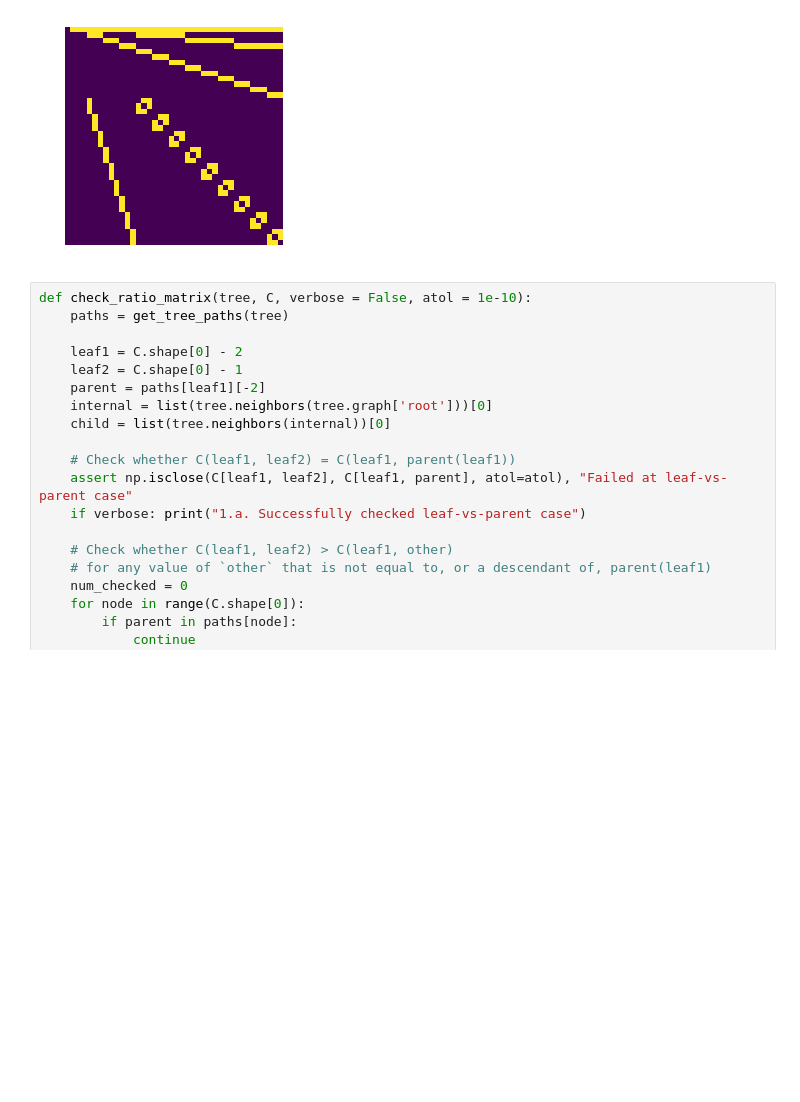
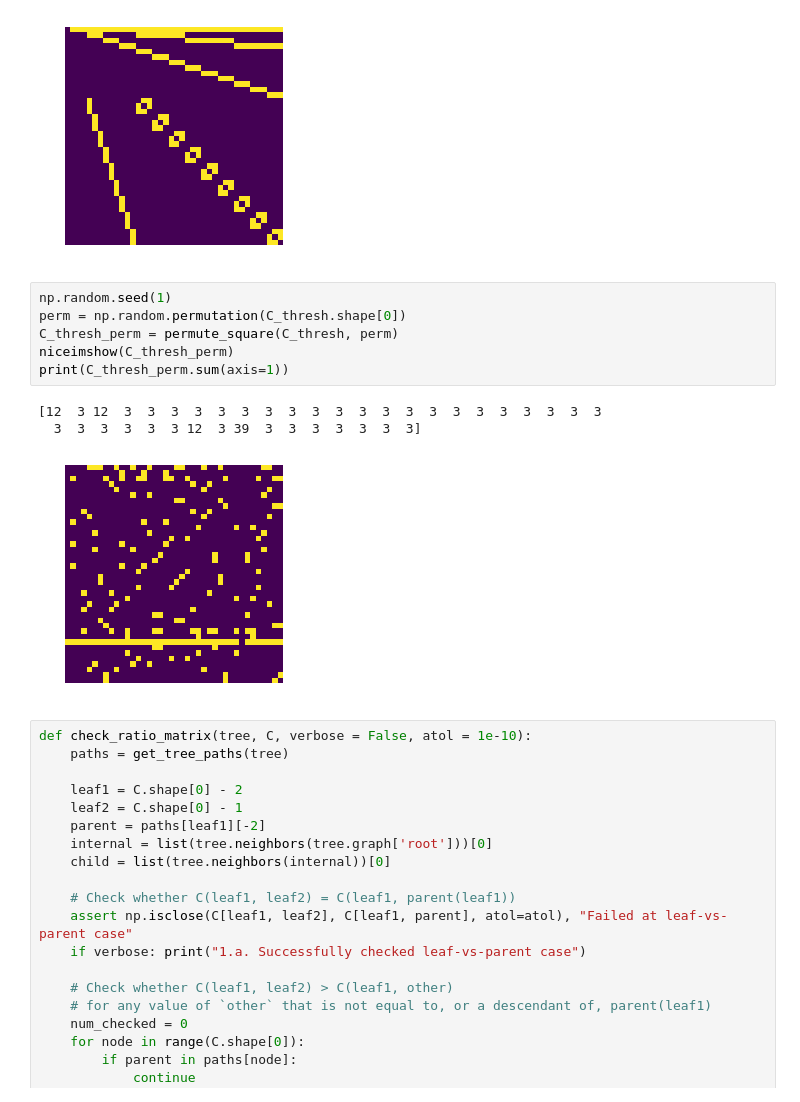
Before and after one commit to aleveren/ucsd-research, a Jupyter notebook: simple-hier-topic-model/pachinko-experiments.ipynb, the cells around one changed output. Cells and saved outputs as stored; diff of their text form; blank space fills up the shorter version.

Commit message:
Visualize permuted version of C_thresh (and count active entries per row)

```diff
--- a/simple-hier-topic-model/pachinko-experiments.ipynb
+++ b/simple-hier-topic-model/pachinko-experiments.ipynb
@@ -473,6 +473,16 @@ C_thresh = (without_diag(C) > (1 - eps) * np.max(without_diag(C), axis=1, keepdi
 niceimshow(C_thresh)
 # %% [output]
 [figure]
+# %%
+np.random.seed(1)
+perm = np.random.permutation(C_thresh.shape[0])
+C_thresh_perm = permute_square(C_thresh, perm)
+niceimshow(C_thresh_perm)
+print(C_thresh_perm.sum(axis=1))
+# %% [output]
+[12  3 12  3  3  3  3  3  3  3  3  3  3  3  3  3  3  3  3  3  3  3  3  3
+  3  3  3  3  3  3 12  3 39  3  3  3  3  3  3  3]
+[figure, added]
 # %%
 def check_ratio_matrix(tree, C, verbose = False, atol = 1e-10):
     paths = get_tree_paths(tree)
```
